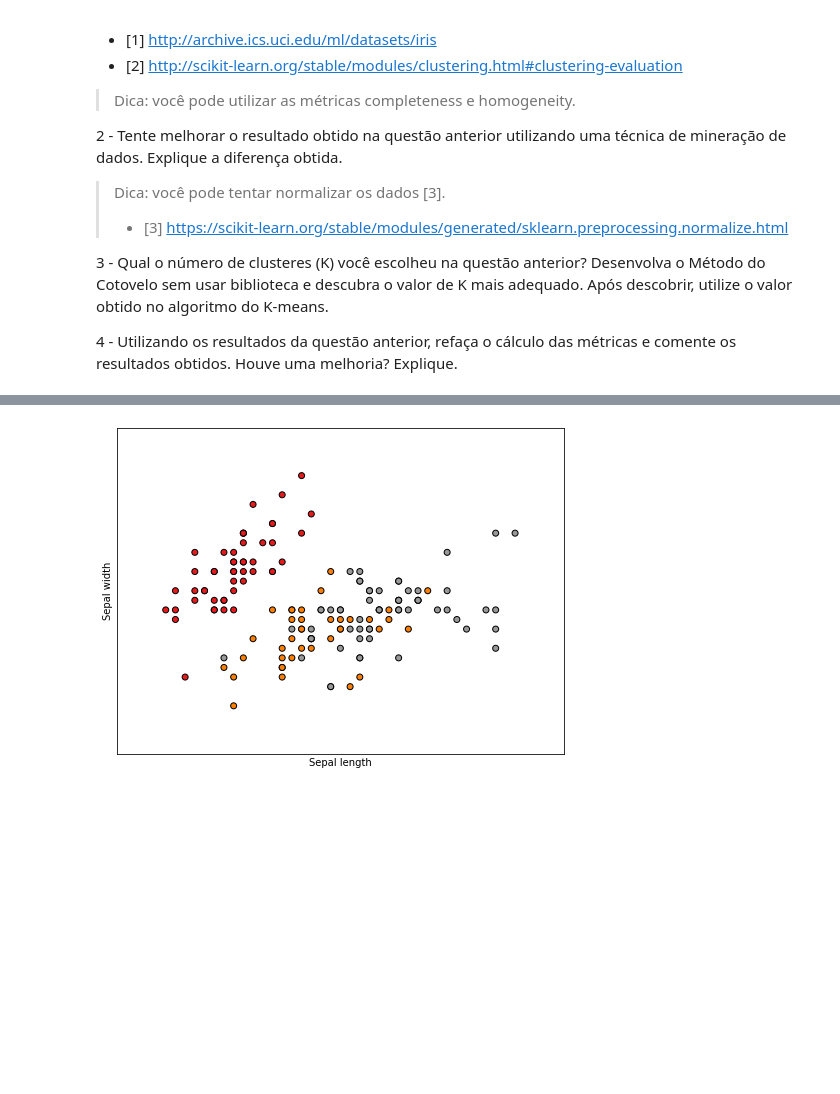
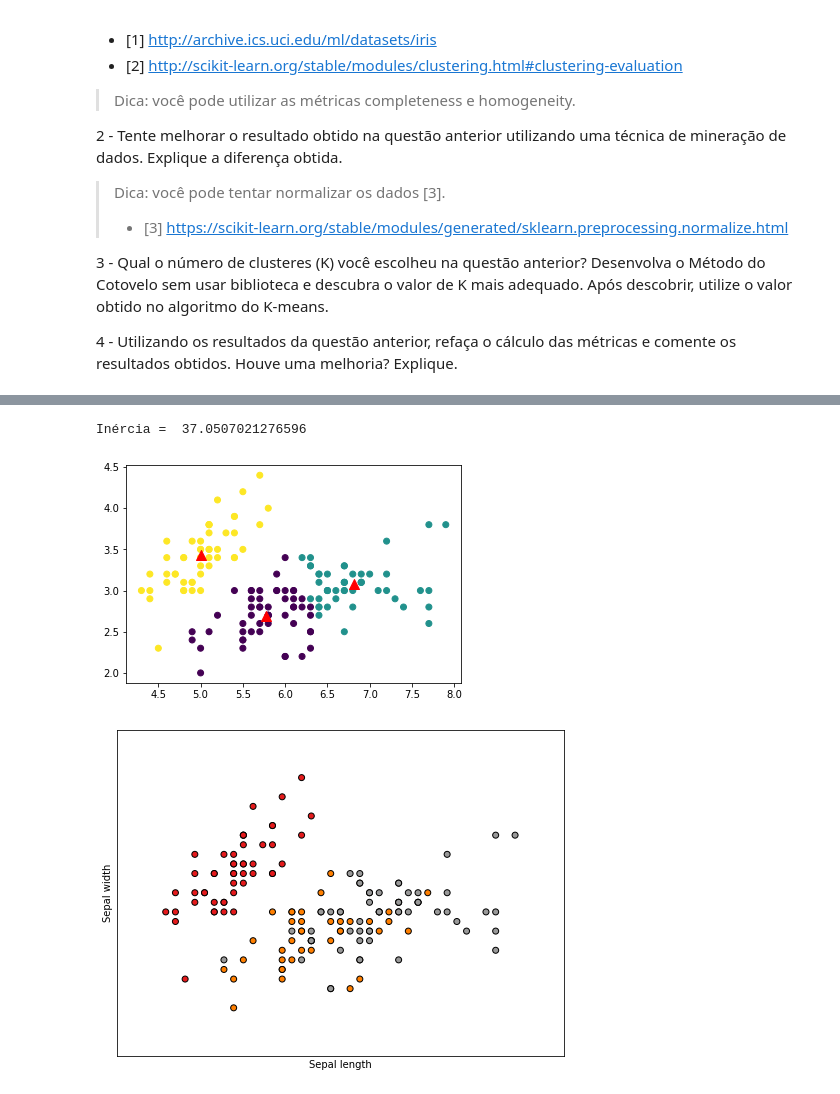
Before and after one commit to Gustavo-Sousa/kmeans_intro, a Jupyter notebook: Notebook_KMeans_Assignment.ipynb, the cells around one changed output, grey strips where cells are left out. Cells and saved outputs as stored; diff of their text form; code cells hidden in the pictures; blank space fills up the shorter version.

```diff
--- a/Notebook_KMeans_Assignment.ipynb
+++ b/Notebook_KMeans_Assignment.ipynb
@@ -447,3 +506,14 @@ Exercícios
+# %%
+KmIris = skc.KMeans(n_clusters=3)
+KmIris.fit(X)
+print("Inércia = ", KmIris.inertia_)
+plt.scatter(iris.data[:,0], iris.data[:,1], c=KmIris.labels_)
+plt.scatter(KmIris.cluster_centers_[:,0],
+            KmIris.cluster_centers_[:,1], marker='^', c='red', s=100)
+plt.show()
+# %% [output]
+Inércia =  37.0507021276596
+[figure, added]
 # %%
 import matplotlib.pyplot as plt
 from mpl_toolkits.mplot3d import Axes3D
```
Also changed, not shown: parts of 8 cells of this notebook.
